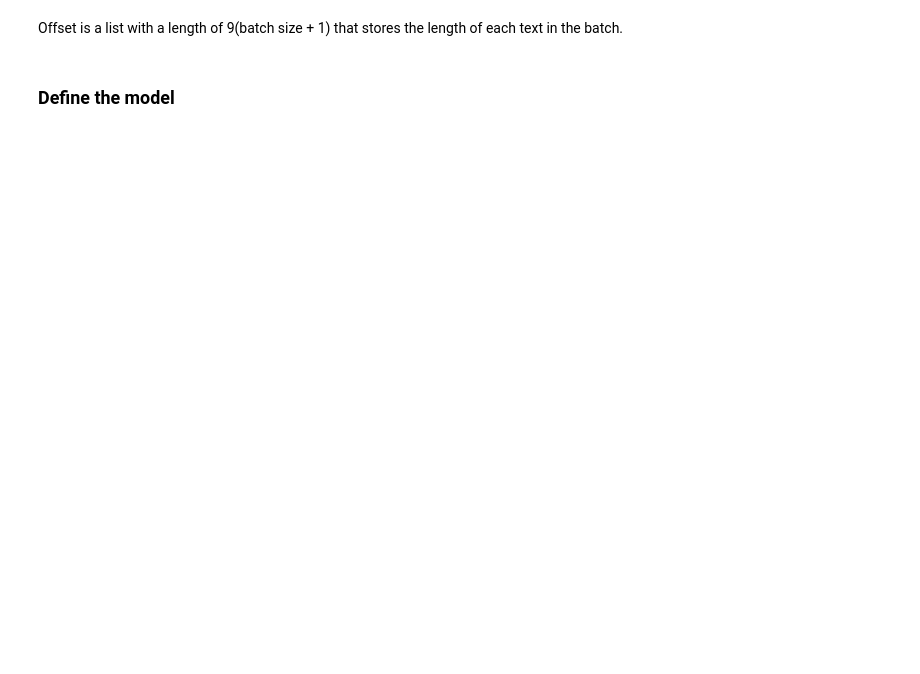
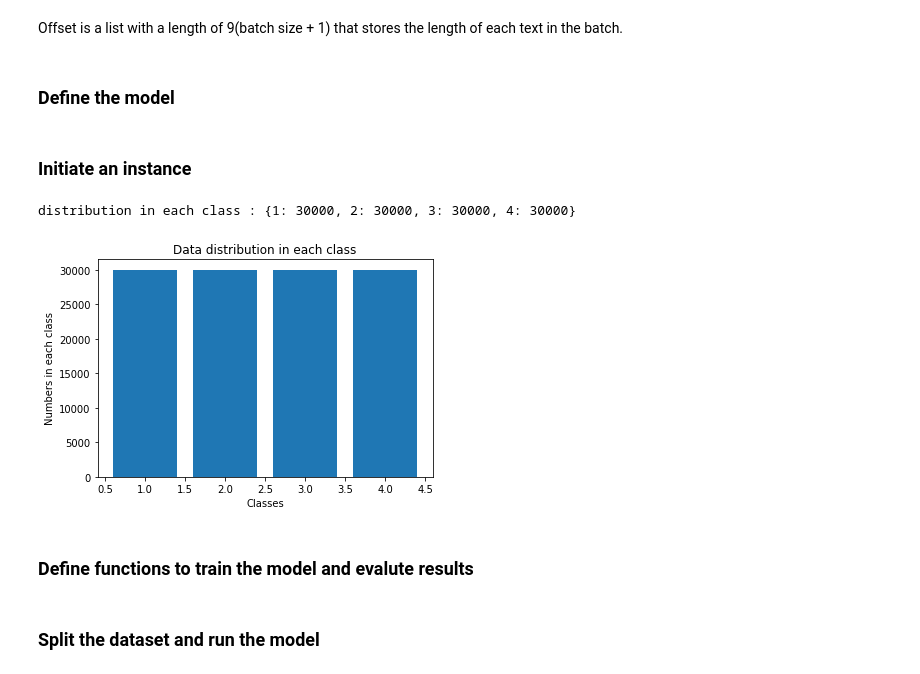
Before and after one commit to ZahraDehghani99/AI-Internship, a Jupyter notebook: Phase05_NLP_With_Neural_Networks/Phase05_NLP_With_Neural_Networks.ipynb, the cells around one changed output. Saved outputs shown, nothing was run; the diff lists cells and outputs as text; code cells hidden in the pictures; blank space fills up the shorter version.

```diff
--- a/Phase05_NLP_With_Neural_Networks/Phase05_NLP_With_Neural_Networks.ipynb
+++ b/Phase05_NLP_With_Neural_Networks/Phase05_NLP_With_Neural_Networks.ipynb
@@ -70,7 +70,8 @@ def collate_batch(batch):
     processed_text = torch.tensor(text_pipeline(_text), dtype=torch.int64)
     text_list.append(processed_text)
     offsets.append(processed_text.size(0))
-  label_list = torch.tensor(offsets[:-1]).cumsum(dim=0)
+  label_list = torch.tensor(label_list, dtype=torch.int64)
+  offsets = torch.tensor(offsets[:-1]).cumsum(dim=0)
   text_list = torch.cat(text_list)
   return label_list, text_list, offsets
 # %%
@@ -101,0 +120,26 @@ Offset is a list with a length of 9(batch size + 1) that stores the length of ea
+# %% [markdown]
+### Initiate an instance
+# %%
+train_iter = AG_NEWS(split='train')
+labels = [label for (label, text) in train_iter]
+# %%
+classes = set(labels)
+
+distribution = {}
+for i in classes:
+  distribution[i] = labels.count(i)
+
+print(f'distribution in each class : {distribution}')
+# %% [output]
+distribution in each class : {1: 30000, 2: 30000, 3: 30000, 4: 30000}
+# %%
+import matplotlib.pyplot as plt
+
+num_in_class = [distribution[i] for i in range(1,5)]
+plt.bar([1,2,3,4], num_in_class)
+plt.xlabel('Classes')
+plt.ylabel('Numbers in each class')
+plt.title('Data distribution in each class')
+plt.show()
+# %% [output]
+[figure, added]
@@ -101,0 +152,2 @@ Offset is a list with a length of 9(batch size + 1) that stores the length of ea
+# %% [markdown]
+### Define functions to train the model and evalute results
@@ -101,0 +196,2 @@ Offset is a list with a length of 9(batch size + 1) that stores the length of ea
+# %% [markdown]
+### Split the dataset and run the model
```
Also changed, not shown: parts of 21 cells of this notebook.
